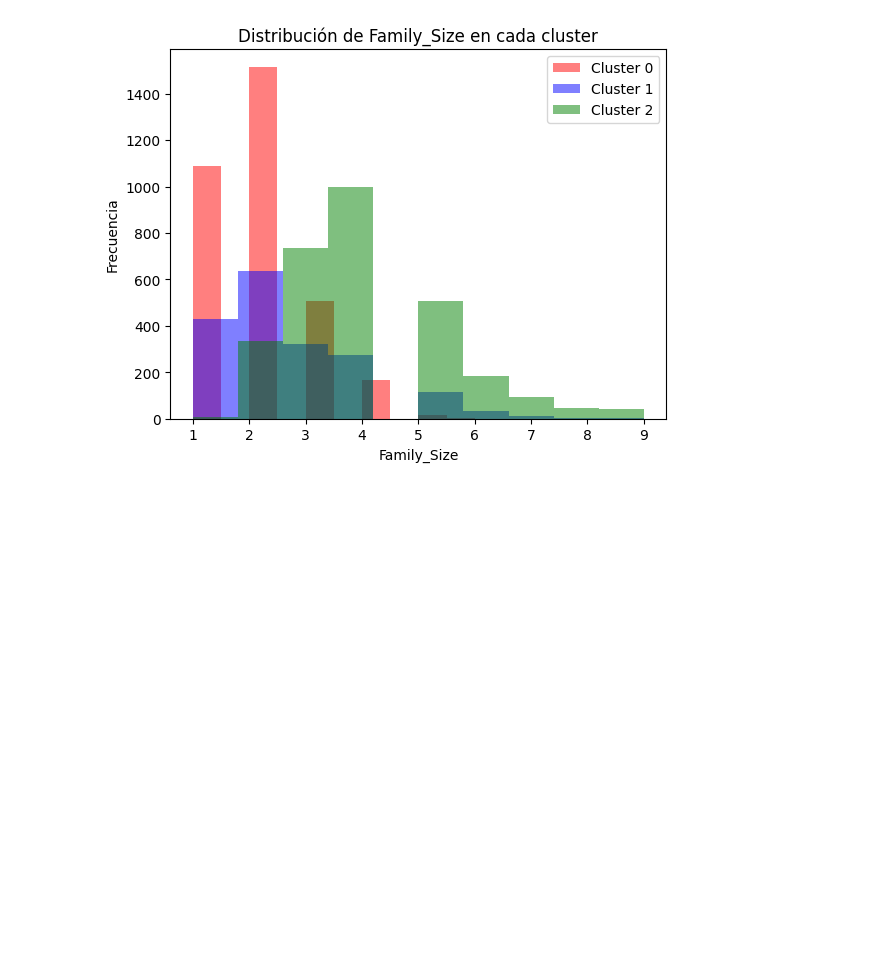
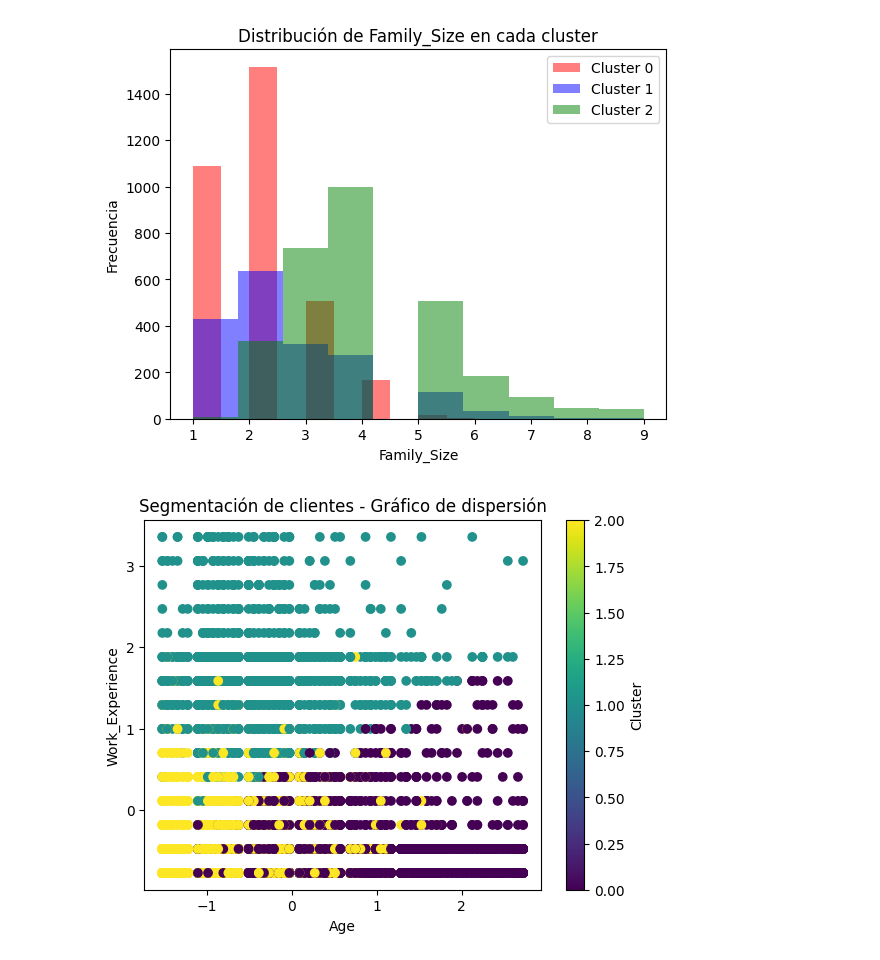
Before and after one commit to gustavo-guerreros/Portafolio, a Jupyter notebook: Segmentación_de_clientes_.ipynb, the cells around one changed output. Saved outputs shown, nothing was run; the diff lists cells and outputs as text; code cells hidden in the pictures; blank space fills up the shorter version.

```diff
--- a/Segmentación_de_clientes_.ipynb
+++ b/Segmentación_de_clientes_.ipynb
@@ -313,3 +313,15 @@ plt.show()
 # %% [output]
 [figure]
 [figure]
+# %%
+import matplotlib.pyplot as plt
+
+# Gráfico de dispersión para los datos de entrenamiento
+plt.scatter(X_train_scaled[:, 0], X_train_scaled[:, 1], c=train_df['Cluster'], cmap='viridis')
+plt.xlabel('Age')
+plt.ylabel('Work_Experience')
+plt.title('Segmentación de clientes - Gráfico de dispersión')
+plt.colorbar(label='Cluster')
+plt.show()
+# %% [output]
+[figure, added]
```
Also changed, not shown: parts of 3 cells of this notebook.
